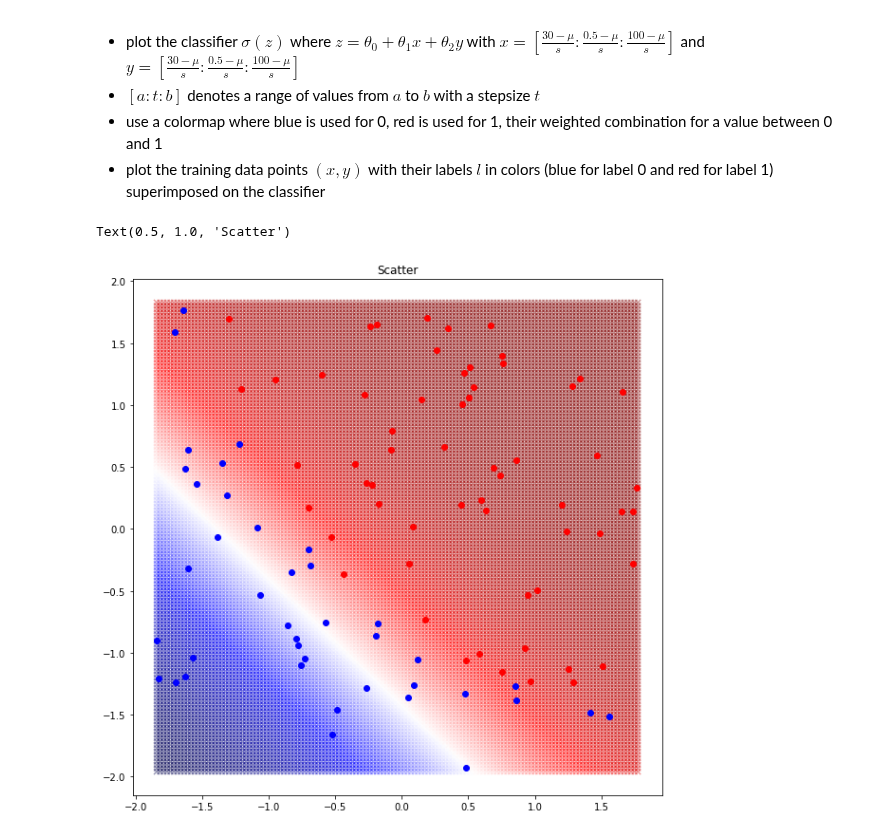
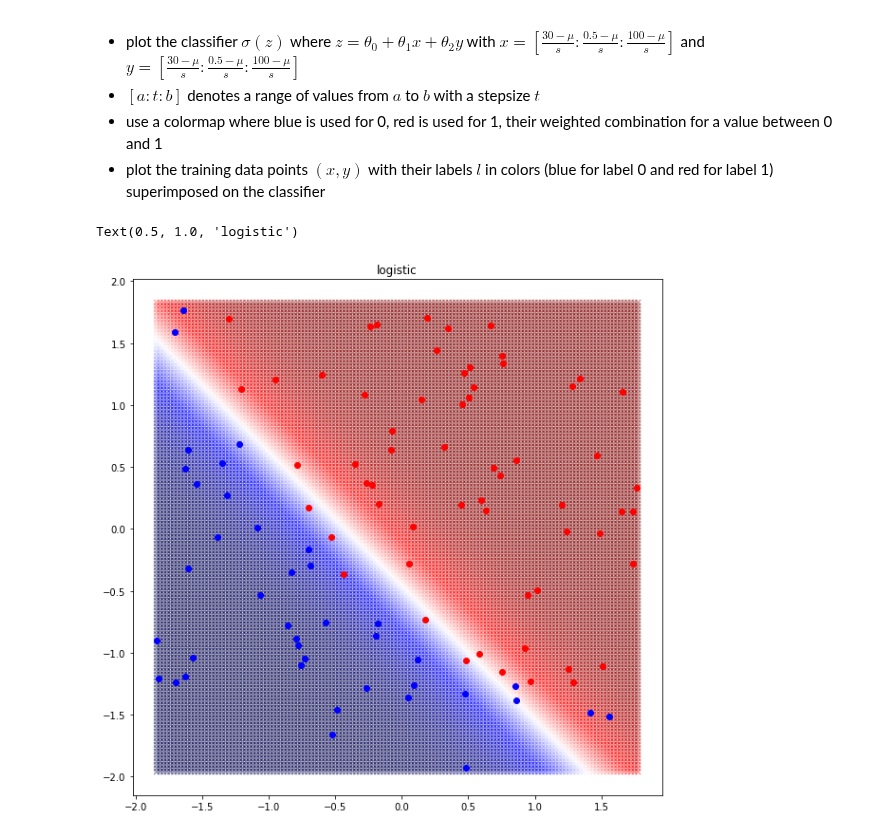
Before and after one commit to heebinYoo/assignment-02, a Jupyter notebook: assign02.ipynb, the cells around one changed output. Saved outputs shown, nothing was run; the diff lists cells and outputs as text; code cells hidden in the pictures.

```diff
--- a/assign02.ipynb
+++ b/assign02.ipynb
@@ -93,7 +93,7 @@ label == 0 의 결과
 
 이것을 바탕으로 다음 $\theta$를 정해봅니다.
 # %%
-alpha = 0.000001
+alpha = 0.0006
 m = len(train_set)
 
 def z(th, x):
@@ -118,12 +118,20 @@ th_log = [g_th]
 
 
 # import sys
-e = 5.6*10 ** (-8)
-from tqdm import tqdm, trange
+e = 5*10 ** (-14)
 
-for i in tqdm(range(5000000)):
+from tqdm.notebook import tqdm
+for i in tqdm(range(600000)):
     g_th = th_cal(g_th)
     J_log_train.append(J(g_th, train_set))
     th_log.append(g_th)
+    if(i==100000):
+        alpha = 0.0003
+    elif(i == 500000):
+        alpha = 0.00001
+    elif(i == 1000000):
+        alpha = 0.000003
+    elif(i == 1500000):
+        alpha = 0.000001
     if abs(J(g_th, train_set) - J_log_train[-2]) <=e and np.sum (g_th -th_log[-2]) <= 4*e:
         break
@@ -175,14 +185,14 @@ result = np.array([h(g_th, np.transpose(np.array([1,x,y]))) for x,y in zip(X,Y)]
 # %%
 import matplotlib.cm as cm
 
 fig, ax = plt.subplots(1, 1, figsize=(10,10))
 
 ax.scatter(X, Y, c=result,cmap=cm.seismic, marker='x', alpha=0.4)
 
 ax.scatter(x_label0, y_label0, alpha=None, c='b')
 ax.scatter(x_label1, y_label1, alpha=None, c='r')
 
-ax.set_title('Scatter')
+ax.set_title('logistic')
 # %% [output]
-Text(0.5, 1.0, 'Scatter')
+Text(0.5, 1.0, 'logistic')
-[figure, old version]
+[figure, new version]
```
Also changed, not shown: parts of 4 cells of this notebook.
